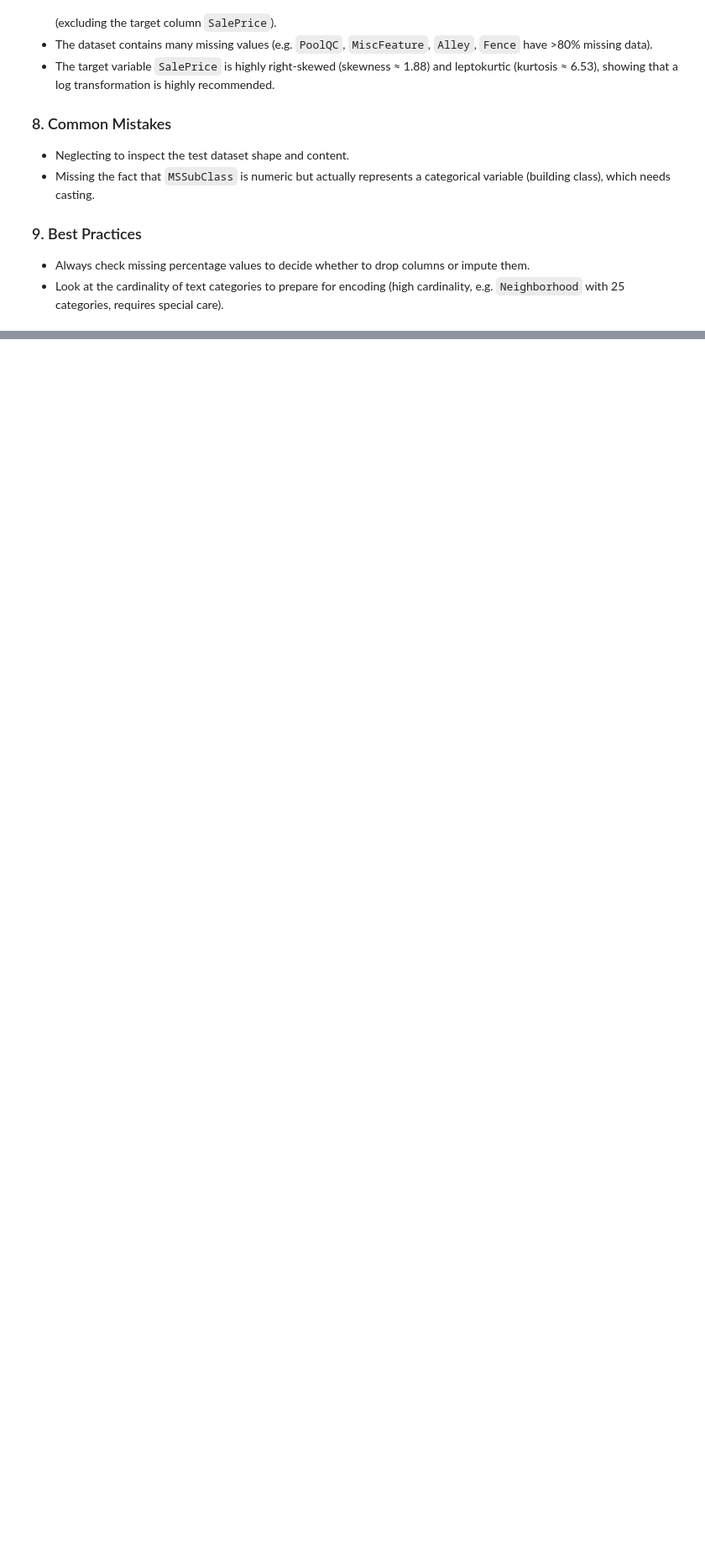
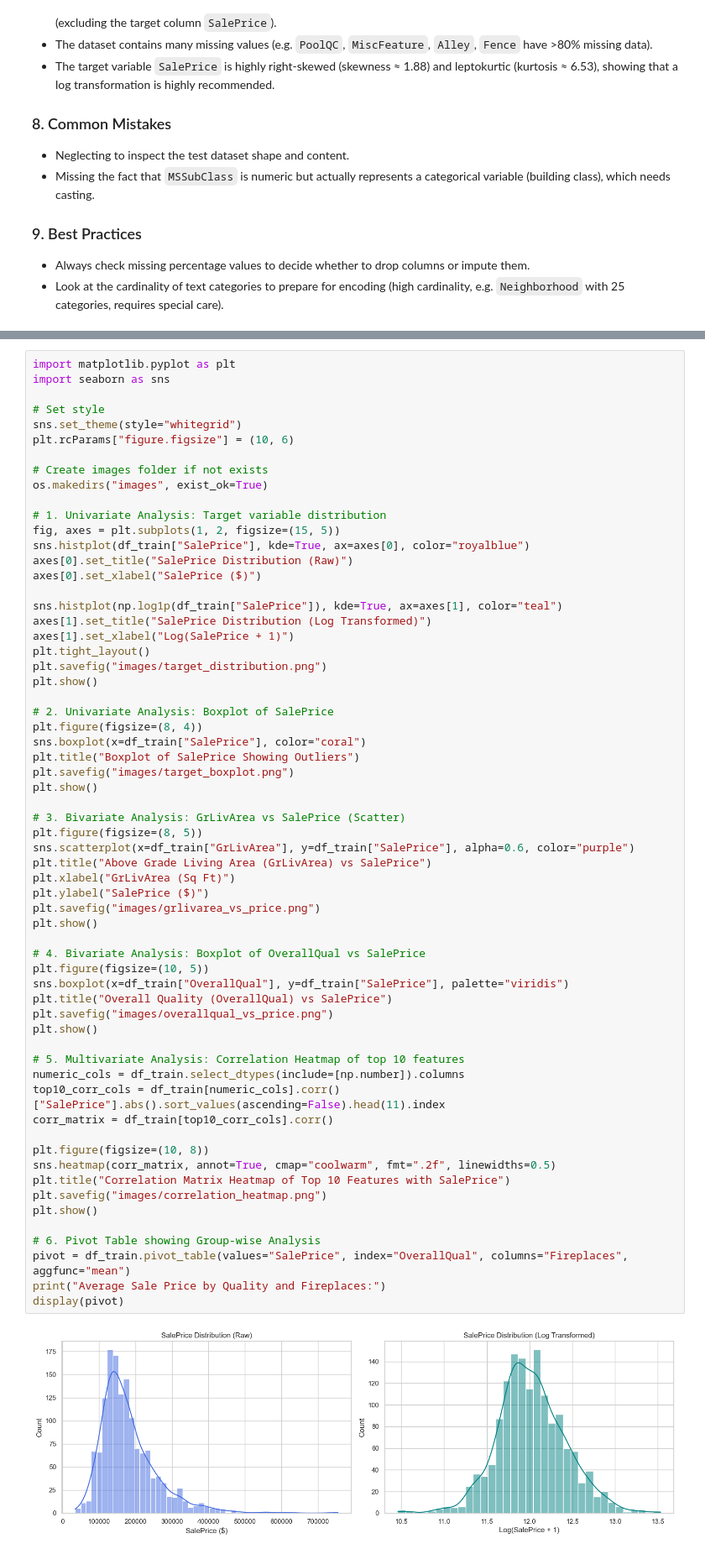
Before and after one commit to Nexo-26/house-price-prediction, a Jupyter notebook: notebooks/house_price_prediction.ipynb, the cells around one changed output, grey strips where cells are left out. Shown at 84% size. Cells and saved outputs as stored; diff of their text form; blank space fills up the shorter version.

Commit message:
Add Phases 3 to 6: EDA, Data Cleaning, Feature Engineering & Selection

```diff
--- a/notebooks/house_price_prediction.ipynb
+++ b/notebooks/house_price_prediction.ipynb
@@ -192,0 +211,64 @@ We read the training and test CSV files using Pandas, display their structural a
+# %%
+import matplotlib.pyplot as plt
+import seaborn as sns
+
+# Set style
+sns.set_theme(style="whitegrid")
+plt.rcParams["figure.figsize"] = (10, 6)
+
+# Create images folder if not exists
+os.makedirs("images", exist_ok=True)
+
+# 1. Univariate Analysis: Target variable distribution
+fig, axes = plt.subplots(1, 2, figsize=(15, 5))
+sns.histplot(df_train["SalePrice"], kde=True, ax=axes[0], color="royalblue")
+axes[0].set_title("SalePrice Distribution (Raw)")
+axes[0].set_xlabel("SalePrice ($)")
+
+sns.histplot(np.log1p(df_train["SalePrice"]), kde=True, ax=axes[1], color="teal")
+axes[1].set_title("SalePrice Distribution (Log Transformed)")
+axes[1].set_xlabel("Log(SalePrice + 1)")
+plt.tight_layout()
+plt.savefig("images/target_distribution.png")
+plt.show()
+
+# 2. Univariate Analysis: Boxplot of SalePrice
+plt.figure(figsize=(8, 4))
+sns.boxplot(x=df_train["SalePrice"], color="coral")
+plt.title("Boxplot of SalePrice Showing Outliers")
+plt.savefig("images/target_boxplot.png")
+plt.show()
+
+# 3. Bivariate Analysis: GrLivArea vs SalePrice (Scatter)
+plt.figure(figsize=(8, 5))
+sns.scatterplot(x=df_train["GrLivArea"], y=df_train["SalePrice"], alpha=0.6, color="purple")
+plt.title("Above Grade Living Area (GrLivArea) vs SalePrice")
+plt.xlabel("GrLivArea (Sq Ft)")
+plt.ylabel("SalePrice ($)")
+plt.savefig("images/grlivarea_vs_price.png")
+plt.show()
+
+# 4. Bivariate Analysis: Boxplot of OverallQual vs SalePrice
+plt.figure(figsize=(10, 5))
+sns.boxplot(x=df_train["OverallQual"], y=df_train["SalePrice"], palette="viridis")
+plt.title("Overall Quality (OverallQual) vs SalePrice")
+plt.savefig("images/overallqual_vs_price.png")
+plt.show()
+
+# 5. Multivariate Analysis: Correlation Heatmap of top 10 features
+numeric_cols = df_train.select_dtypes(include=[np.number]).columns
+top10_corr_cols = df_train[numeric_cols].corr()["SalePrice"].abs().sort_values(ascending=False).head(11).index
+corr_matrix = df_train[top10_corr_cols].corr()
+
+plt.figure(figsize=(10, 8))
+sns.heatmap(corr_matrix, annot=True, cmap="coolwarm", fmt=".2f", linewidths=0.5)
+plt.title("Correlation Matrix Heatmap of Top 10 Features with SalePrice")
+plt.savefig("images/correlation_heatmap.png")
+plt.show()
+
+# 6. Pivot Table showing Group-wise Analysis
+pivot = df_train.pivot_table(values="SalePrice", index="OverallQual", columns="Fireplaces", aggfunc="mean")
+print("Average Sale Price by Quality and Fireplaces:")
+display(pivot)
+# %% [output]
+[figure, added]
```
Also changed, not shown: parts of 12 cells of this notebook, 6 other files.
